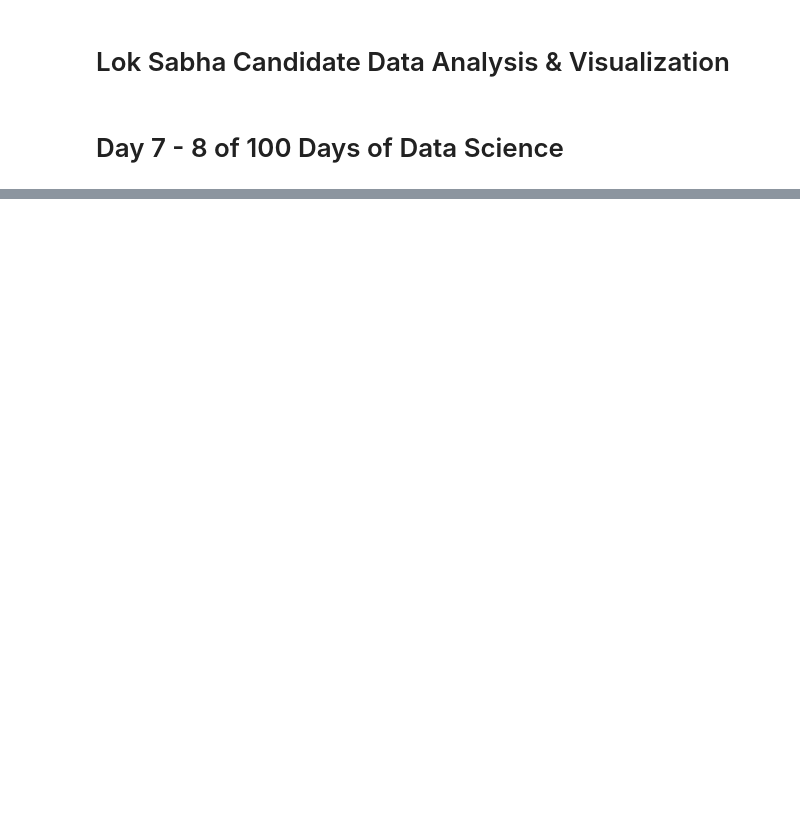
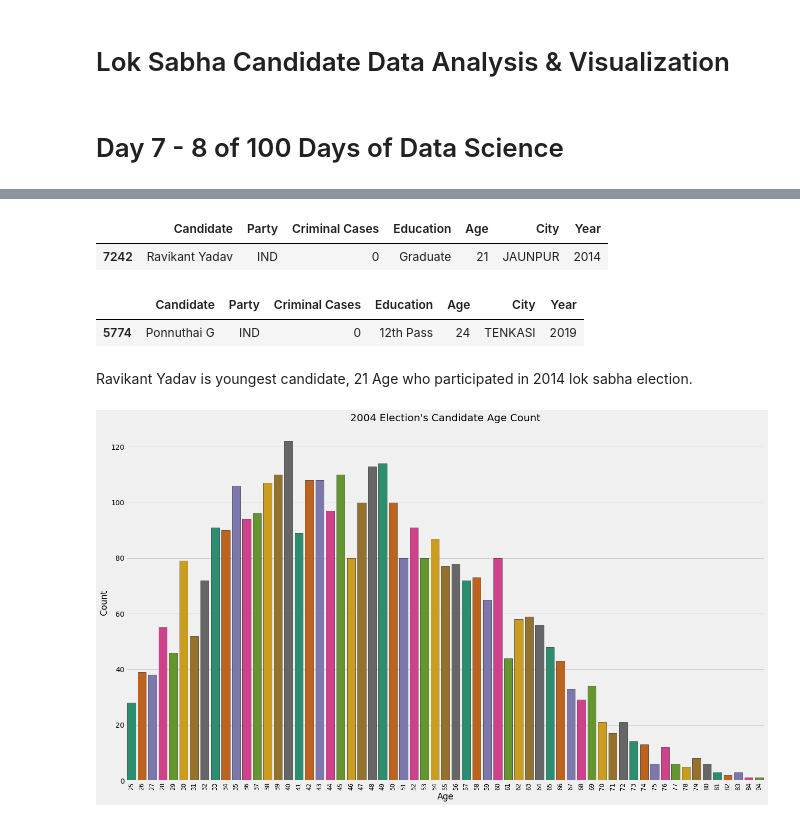
Before and after one commit to durgeshsamariya/100DaysofDataScience, a Jupyter notebook: Day 7 - 8 | Lok Sabha Candidate Data Analysis & Visualization.ipynb, the cells around one changed output, grey strips where cells are left out. Drawn from its saved outputs; the diff is of its cells as text; code cells hidden in the pictures; blank space fills up the shorter version.

```diff
--- a/Day 7 - 8 | Lok Sabha Candidate Data Analysis & Visualization.ipynb
+++ b/Day 7 - 8 | Lok Sabha Candidate Data Analysis & Visualization.ipynb
@@ -4,0 +7,8 @@
+# %%
+import pandas as pd
+import matplotlib.pyplot as plt
+import seaborn as sns
+
+%matplotlib inline
+
+plt.style.use('fivethirtyeight')
@@ -4,0 +33,5 @@
+# %%
+candidates_2004['Year'] = 2004
+candidates_2009['Year'] = 2009
+candidates_2014['Year'] = 2014
+candidates_2019['Year'] = 2019
@@ -4,0 +114,5 @@
+# %%
+candidate_age_2004 = candidates_2004[candidates_2004['Age'] > 18]
+candidate_age_2009 = candidates_2009[candidates_2009['Age'] > 18]
+candidate_age_2014 = candidates_2014[candidates_2014['Age'] > 18]
+candidate_age_2019 = candidates_2019[candidates_2019['Age'] > 18]
@@ -4,0 +161,23 @@
+# %%
+candidate_age_2014[candidate_age_2014['Age'] == candidate_age_2014['Age'].min()]
+# %% [output]
+|  | Candidate | Party | Criminal Cases | Education | Age | City | Year |
+| 7242 | Ravikant Yadav | IND | 0 | Graduate | 21 | JAUNPUR | 2014 |
+# %%
+candidate_age_2019[candidate_age_2019['Age'] == candidate_age_2019['Age'].min()]
+# %% [output]
+|  | Candidate | Party | Criminal Cases | Education | Age | City | Year |
+| 5774 | Ponnuthai G | IND | 0 | 12th Pass | 24 | TENKASI | 2019 |
+# %% [markdown]
+Ravikant Yadav is youngest candidate, 21 Age who participated in 2014 lok sabha election.
+# %%
+plt.figure(figsize=(20,12))
+edgecolor=(0,0,0),
+sns.countplot(candidate_age_2004['Age'].sort_values(), palette = "Dark2", edgecolor=(0,0,0))
+plt.title("2004 Election's Candidate Age Count",fontsize=20)
+plt.xlabel('Age')
+plt.ylabel('Count')
+plt.xticks(fontsize=12,rotation=90)
+plt.show()
+# %% [output]
+[figure, added]
```
Also changed, not shown: parts of 33 cells of this notebook.
